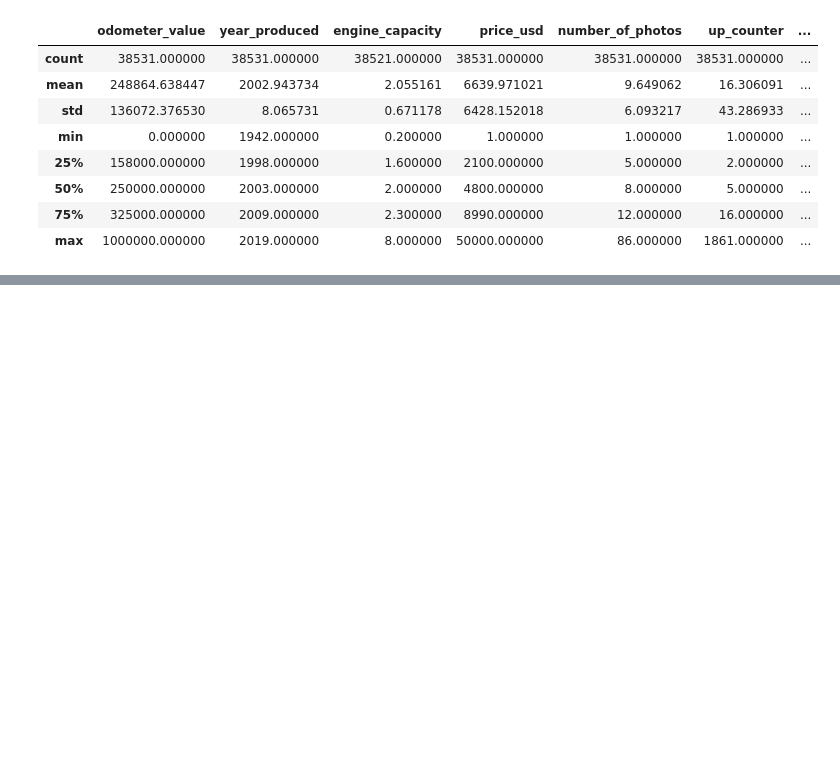
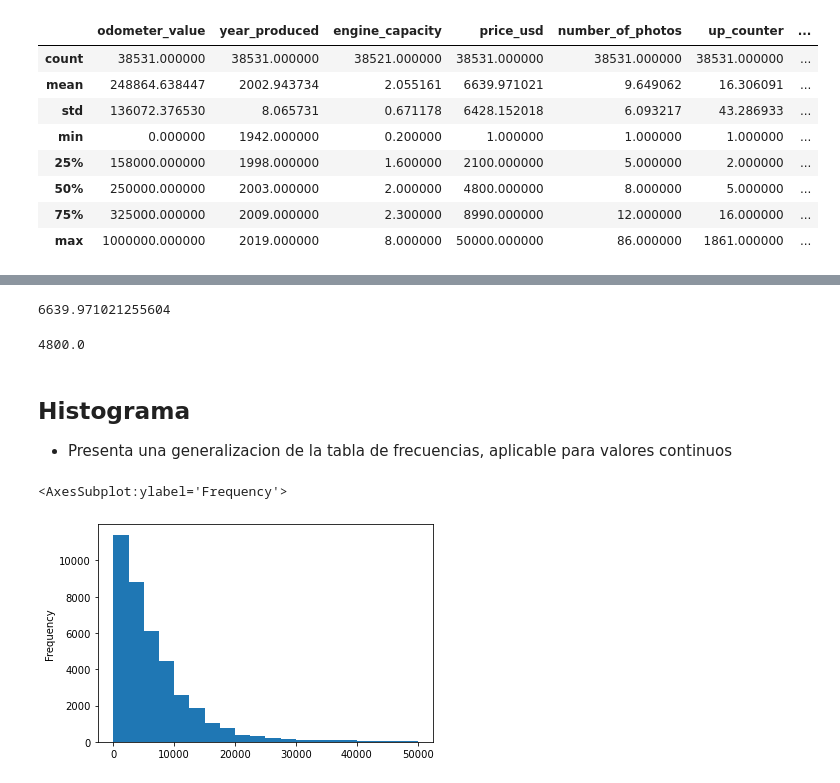
Before and after one commit to cesaromano/Descriptive_Statistics, a Jupyter notebook: Estadistica_Descriptiva.ipynb, the cells around one changed output, grey strips where cells are left out. Saved outputs shown, nothing was run; the diff lists cells and outputs as text; code cells hidden in the pictures; blank space fills up the shorter version.

```diff
--- a/Estadistica_Descriptiva.ipynb
+++ b/Estadistica_Descriptiva.ipynb
@@ -180,3 +192,20 @@ df.describe()
 - representacion grafica de la tabla de frecuencia
 
 - cada barra se ubica en un valor "discreto" y muestra su frecuencia
+# %%
+df['price_usd'].mean()
+# %% [output]
+6639.971021255604
+# %%
+df['price_usd'].median()
+# %% [output]
+4800.0
+# %% [markdown]
+## Histograma
+
+- Presenta una generalizacion de la tabla de frecuencias, aplicable para valores continuos
+# %%
+df['price_usd'].plot.hist(bins=20)
+# %% [output]
+<AxesSubplot:ylabel='Frequency'>
+[figure, added]
```
Also changed, not shown: parts of 12 cells of this notebook, 1 other file.
